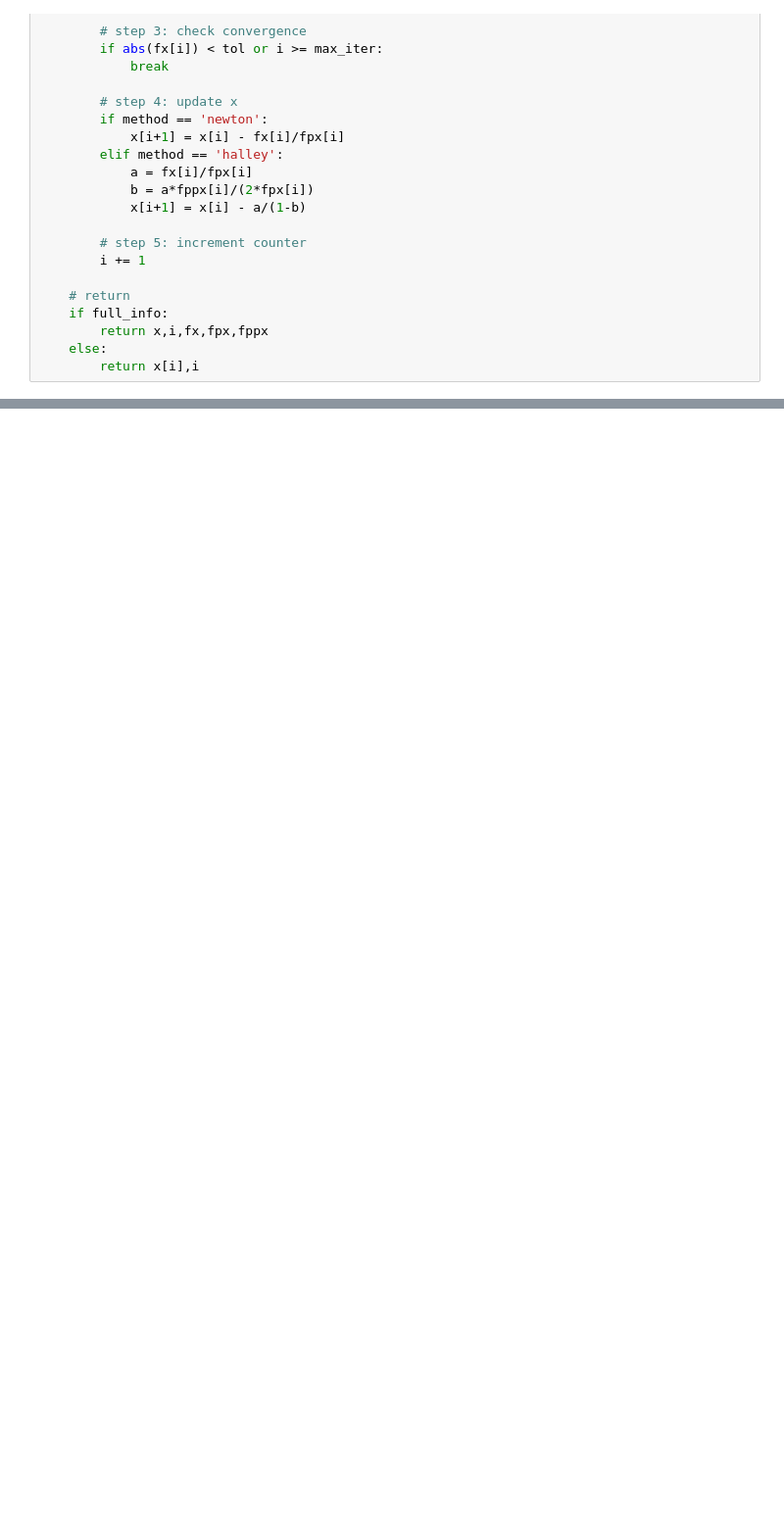
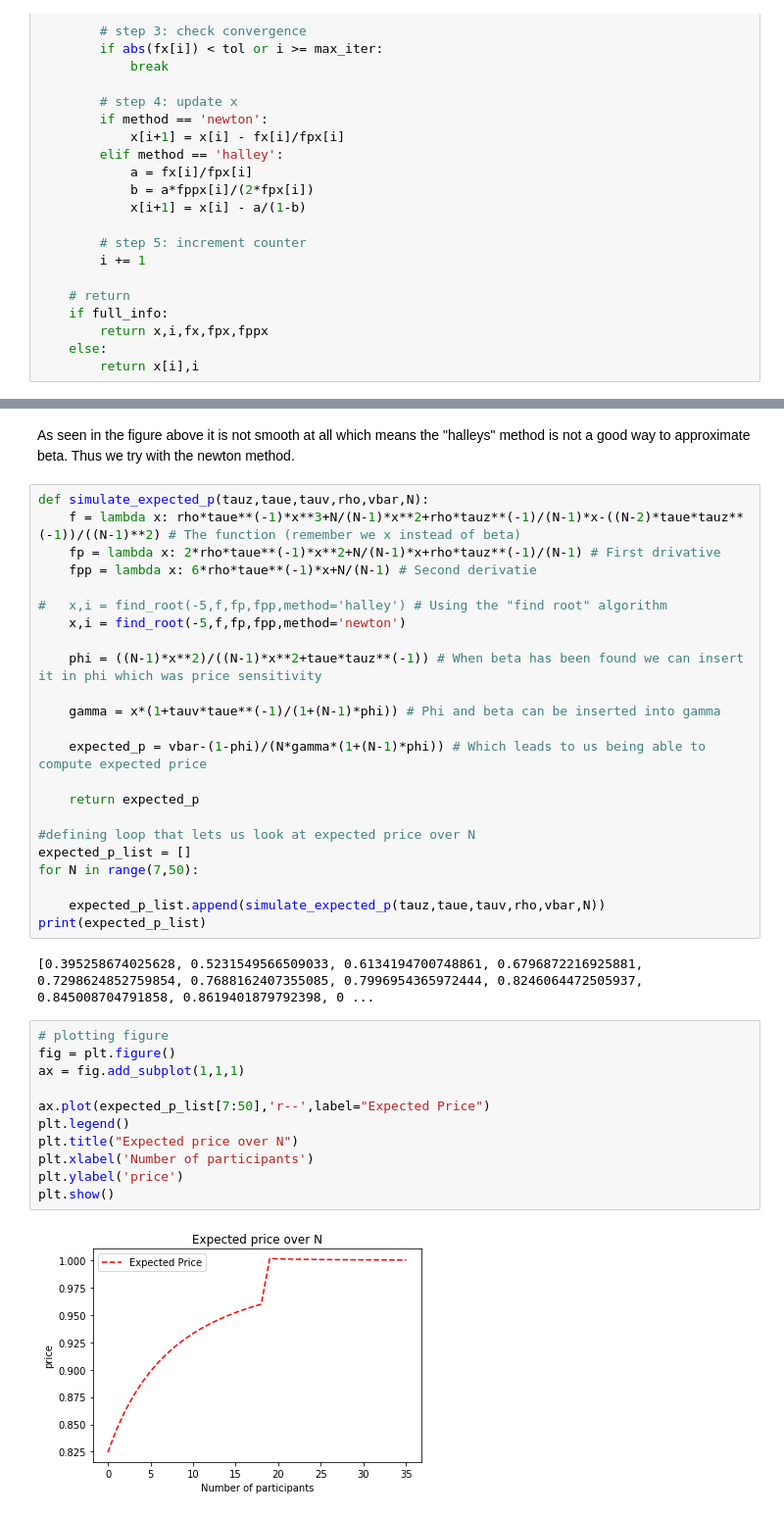
Before and after one commit to NumEconCopenhagen/projects-2019-alexander-helene, a Jupyter notebook: modelproject/Modelproject.ipynb, the cells around one changed output, grey strips where cells are left out. Shown at 98% size. Saved outputs shown, nothing was run; the diff lists cells and outputs as text; blank space fills up the shorter version.

```diff
--- a/modelproject/Modelproject.ipynb
+++ b/modelproject/Modelproject.ipynb
@@ -210,0 +279,40 @@ plt.show()
+# %% [markdown]
+As seen in the figure above it is not smooth at all which means the "halleys" method is not a good way to approximate beta. Thus we try with the newton method.
+# %%
+def simulate_expected_p(tauz,taue,tauv,rho,vbar,N):
+    f = lambda x: rho*taue**(-1)*x**3+N/(N-1)*x**2+rho*tauz**(-1)/(N-1)*x-((N-2)*taue*tauz**(-1))/((N-1)**2) # The function (remember we x instead of beta)
+    fp = lambda x: 2*rho*taue**(-1)*x**2+N/(N-1)*x+rho*tauz**(-1)/(N-1) # First drivative
+    fpp = lambda x: 6*rho*taue**(-1)*x+N/(N-1) # Second derivatie
+
+#   x,i = find_root(-5,f,fp,fpp,method='halley') # Using the "find root" algorithm
+    x,i = find_root(-5,f,fp,fpp,method='newton')
+
+    phi = ((N-1)*x**2)/((N-1)*x**2+taue*tauz**(-1)) # When beta has been found we can insert it in phi which was price sensitivity
+
+    gamma = x*(1+tauv*taue**(-1)/(1+(N-1)*phi)) # Phi and beta can be inserted into gamma
+
+    expected_p = vbar-(1-phi)/(N*gamma*(1+(N-1)*phi)) # Which leads to us being able to compute expected price
+
+    return expected_p
+
+#defining loop that lets us look at expected price over N
+expected_p_list = []
+for N in range(7,50):
+
+    expected_p_list.append(simulate_expected_p(tauz,taue,tauv,rho,vbar,N))
+print(expected_p_list)
+# %% [output]
+[0.395258674025628, 0.5231549566509033, 0.6134194700748861, 0.6796872216925881, 0.7298624852759854, 0.7688162407355085, 0.7996954365972444, 0.8246064472505937, 0.845008704791858, 0.8619401879792398, 0 ...
+# %%
+# plotting figure
+fig = plt.figure()
+ax = fig.add_subplot(1,1,1)
+
+ax.plot(expected_p_list[7:50],'r--',label="Expected Price")
+plt.legend()
+plt.title("Expected price over N")
+plt.xlabel('Number of participants')
+plt.ylabel('price')
+plt.show()
+# %% [output]
+[figure, added]
```
Also changed, not shown: parts of 32 cells of this notebook.
